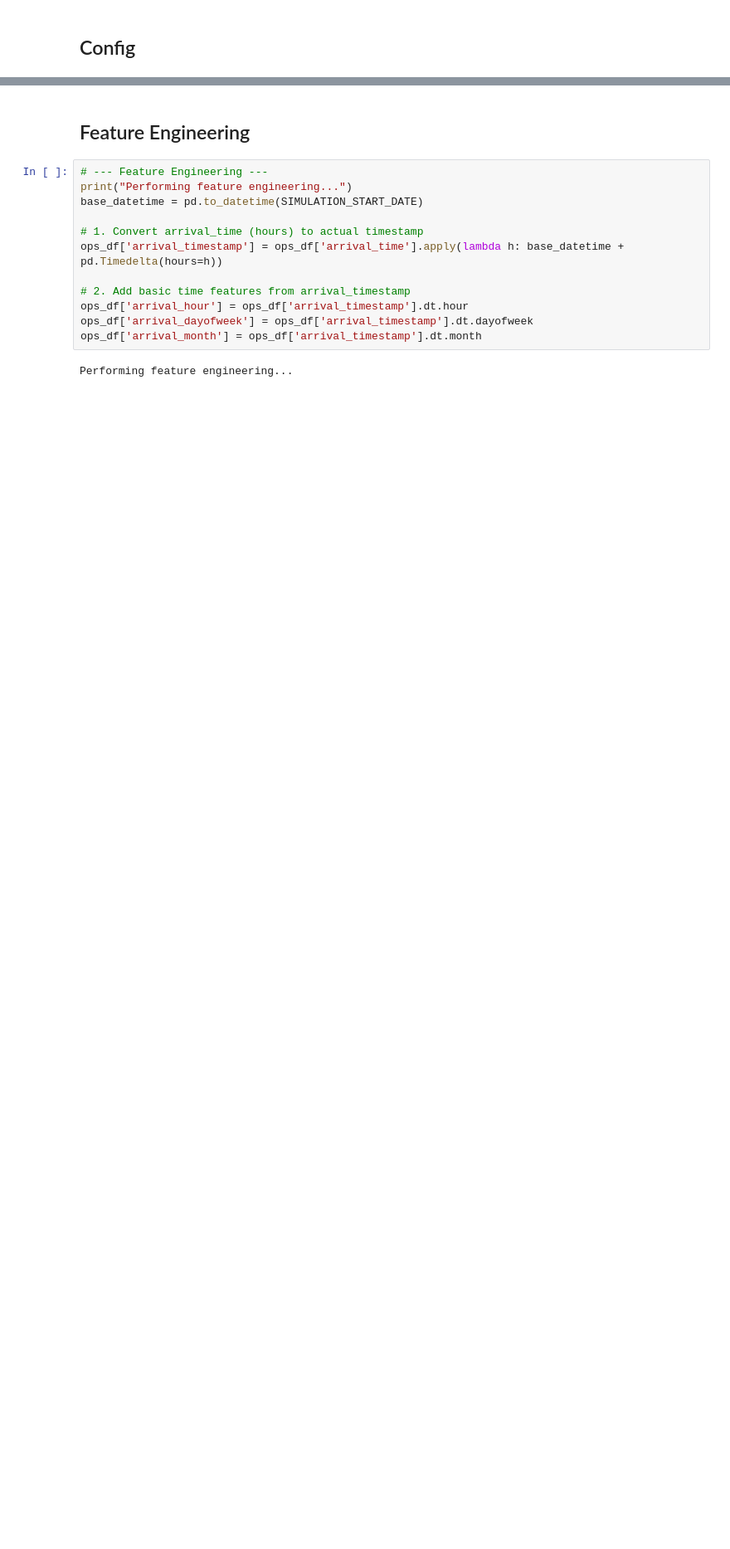
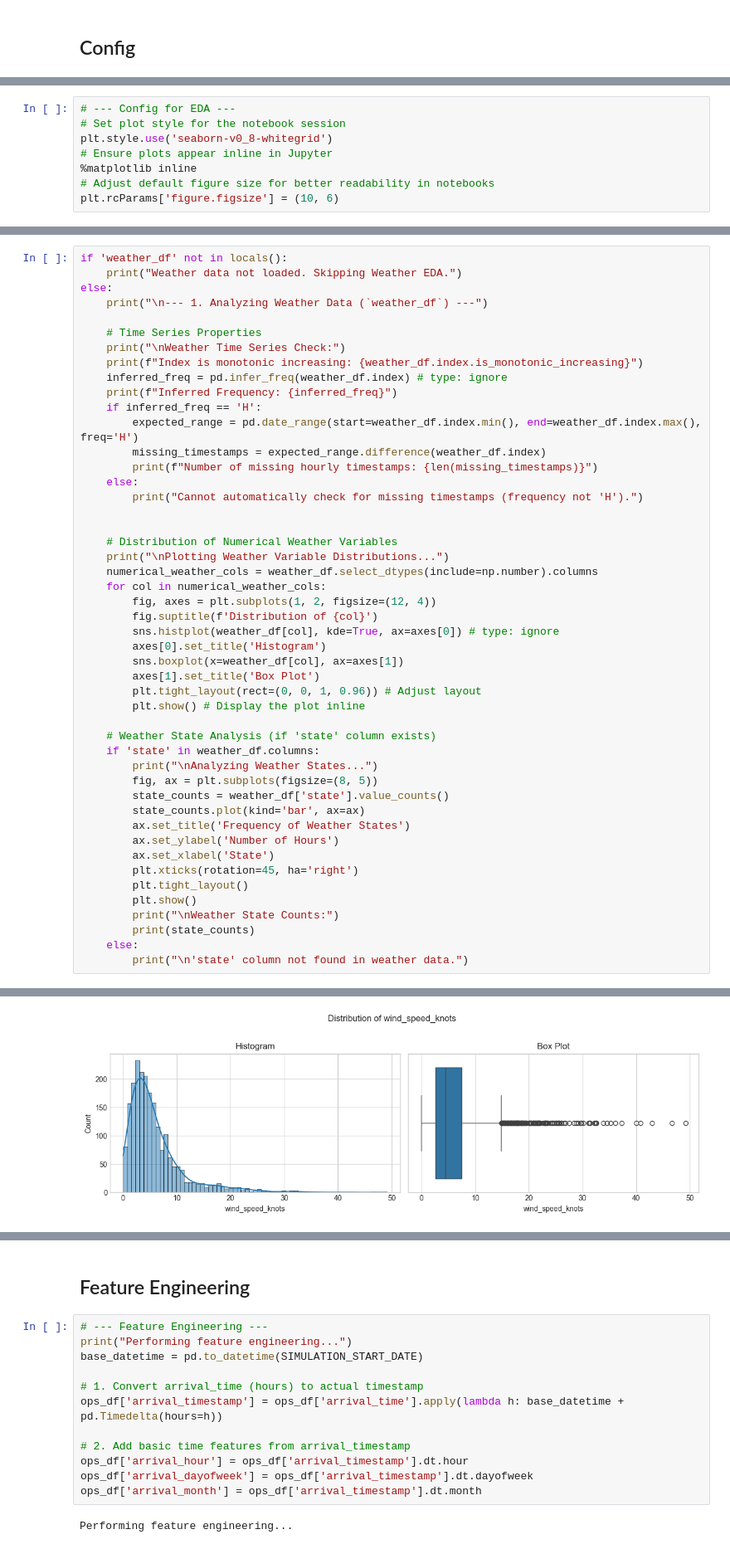
Before and after one commit to MatricalDefunkt/pbl2-ship-delay, a Jupyter notebook: train_models.ipynb, the cells around one changed output, grey strips where cells are left out. Shown at 83% size. Cells and saved outputs as stored; diff of their text form; blank space fills up the shorter version.

```diff
--- a/train_models.ipynb
+++ b/train_models.ipynb
@@ -53,0 +50,8 @@ Loaded 2137 weather records and 1453 operations records.
+# %%
+# --- Config for EDA ---
+# Set plot style for the notebook session
+plt.style.use('seaborn-v0_8-whitegrid')
+# Ensure plots appear inline in Jupyter
+%matplotlib inline
+# Adjust default figure size for better readability in notebooks
+plt.rcParams['figure.figsize'] = (10, 6)
@@ -53,0 +140,49 @@ Loaded 2137 weather records and 1453 operations records.
+# %%
+if 'weather_df' not in locals():
+    print("Weather data not loaded. Skipping Weather EDA.")
+else:
+    print("\n--- 1. Analyzing Weather Data (`weather_df`) ---")
+
+    # Time Series Properties
+    print("\nWeather Time Series Check:")
+    print(f"Index is monotonic increasing: {weather_df.index.is_monotonic_increasing}")
+    inferred_freq = pd.infer_freq(weather_df.index) # type: ignore
+    print(f"Inferred Frequency: {inferred_freq}")
+    if inferred_freq == 'H':
+        expected_range = pd.date_range(start=weather_df.index.min(), end=weather_df.index.max(), freq='H')
+        missing_timestamps = expected_range.difference(weather_df.index)
+        print(f"Number of missing hourly timestamps: {len(missing_timestamps)}")
+    else:
+        print("Cannot automatically check for missing timestamps (frequency not 'H').")
+
+
+    # Distribution of Numerical Weather Variables
+    print("\nPlotting Weather Variable Distributions...")
+    numerical_weather_cols = weather_df.select_dtypes(include=np.number).columns
+    for col in numerical_weather_cols:
+        fig, axes = plt.subplots(1, 2, figsize=(12, 4))
+        fig.suptitle(f'Distribution of {col}')
+        sns.histplot(weather_df[col], kde=True, ax=axes[0]) # type: ignore
+        axes[0].set_title('Histogram')
+        sns.boxplot(x=weather_df[col], ax=axes[1])
+        axes[1].set_title('Box Plot')
+        plt.tight_layout(rect=(0, 0, 1, 0.96)) # Adjust layout
+        plt.show() # Display the plot inline
+
+    # Weather State Analysis (if 'state' column exists)
+    if 'state' in weather_df.columns:
+        print("\nAnalyzing Weather States...")
+        fig, ax = plt.subplots(figsize=(8, 5))
+        state_counts = weather_df['state'].value_counts()
+        state_counts.plot(kind='bar', ax=ax)
+        ax.set_title('Frequency of Weather States')
+        ax.set_ylabel('Number of Hours')
+        ax.set_xlabel('State')
+        plt.xticks(rotation=45, ha='right')
+        plt.tight_layout()
+        plt.show()
+        print("\nWeather State Counts:")
+        print(state_counts)
+    else:
+        print("\n'state' column not found in weather data.")
+# %% [output]
@@ -53,0 +197 @@ Loaded 2137 weather records and 1453 operations records.
+[figure, added]
```
Also changed, not shown: parts of 20 cells of this notebook, 1 other file.
